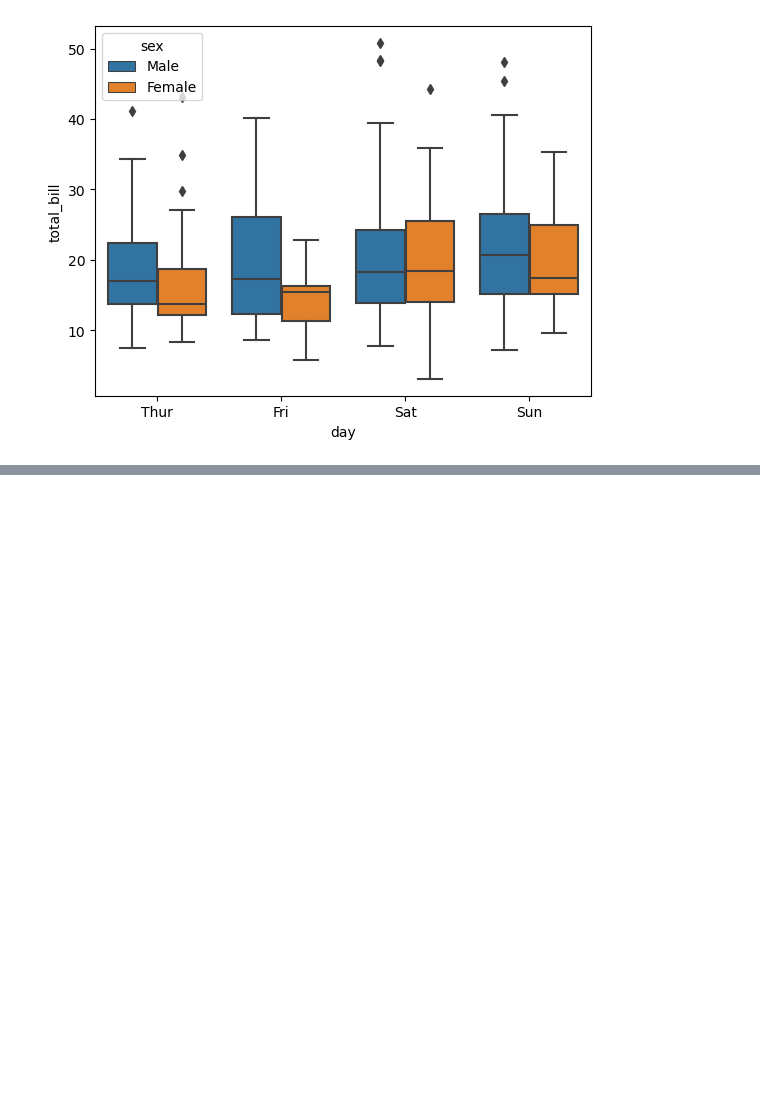
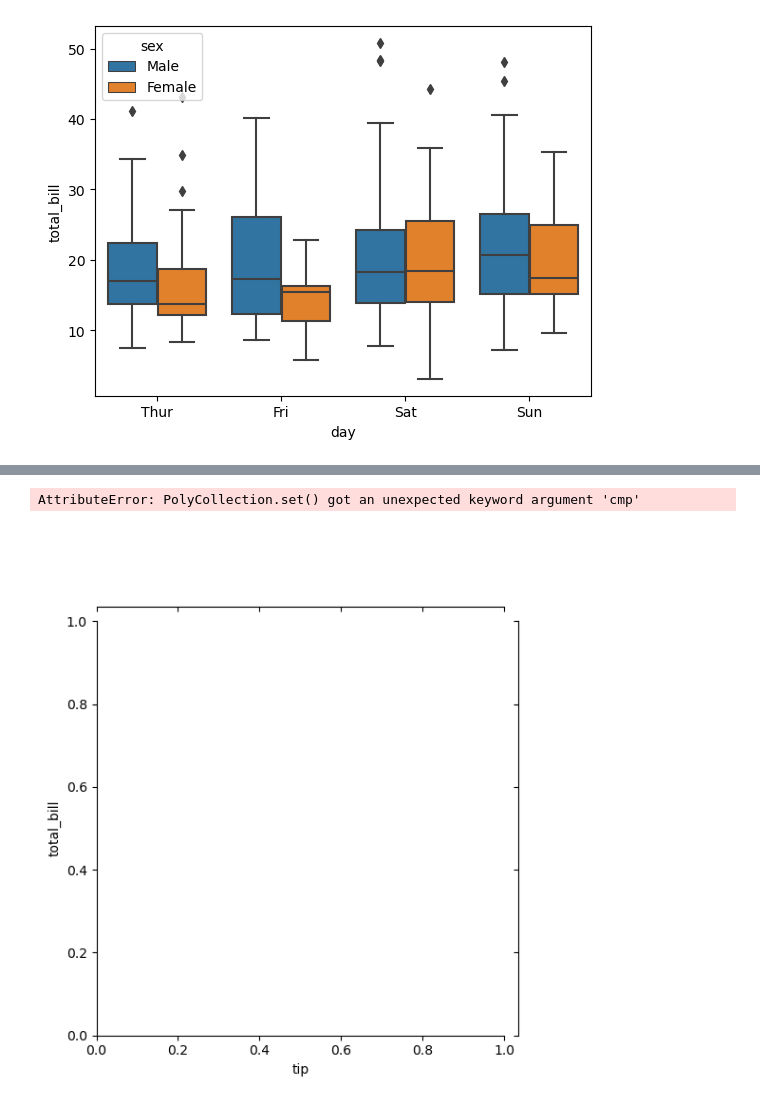
Before and after one commit to hamzacyberpatcher/seaborn-tutorial, a Jupyter notebook: seaborn.ipynb, the cells around one changed output, grey strips where cells are left out. Cells and saved outputs as stored; diff of their text form; code cells hidden in the pictures; blank space fills up the shorter version.

Commit message:
jointplot added

```diff
--- a/seaborn.ipynb
+++ b/seaborn.ipynb
@@ -87,0 +88,6 @@ sns.stripplot(x='day', y ='total_bill', data=tips, hue='sex', dodge='true')
+# %%
+# kind will display the line
+sns.jointplot(x='tip', y='total_bill',data=tips, kind='hex', cmp='YlGnBu')
+# %% [output]
+AttributeError: PolyCollection.set() got an unexpected keyword argument 'cmp'
+[figure, added]
```
Also changed, not shown: parts of 1 cell of this notebook.
